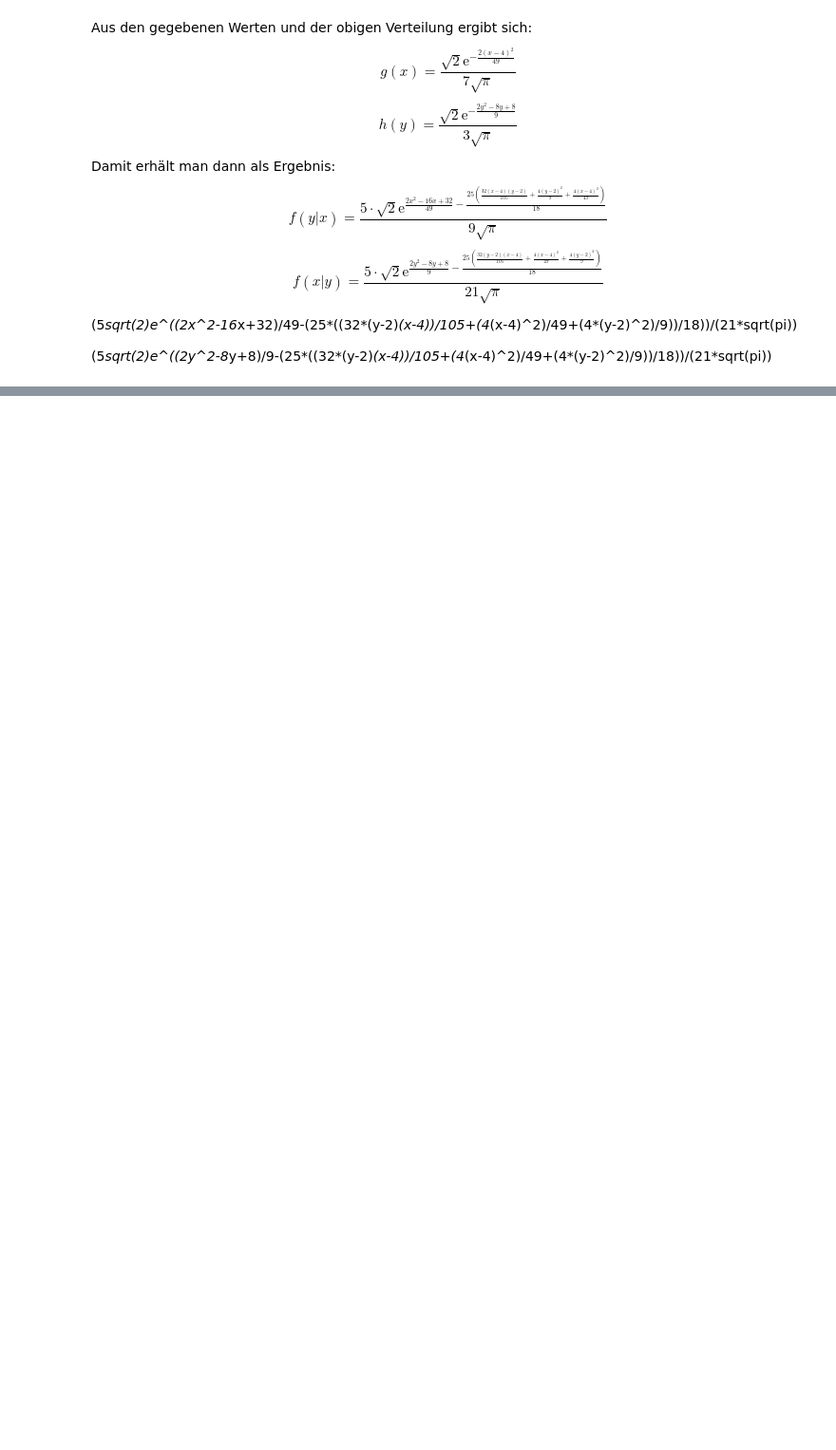
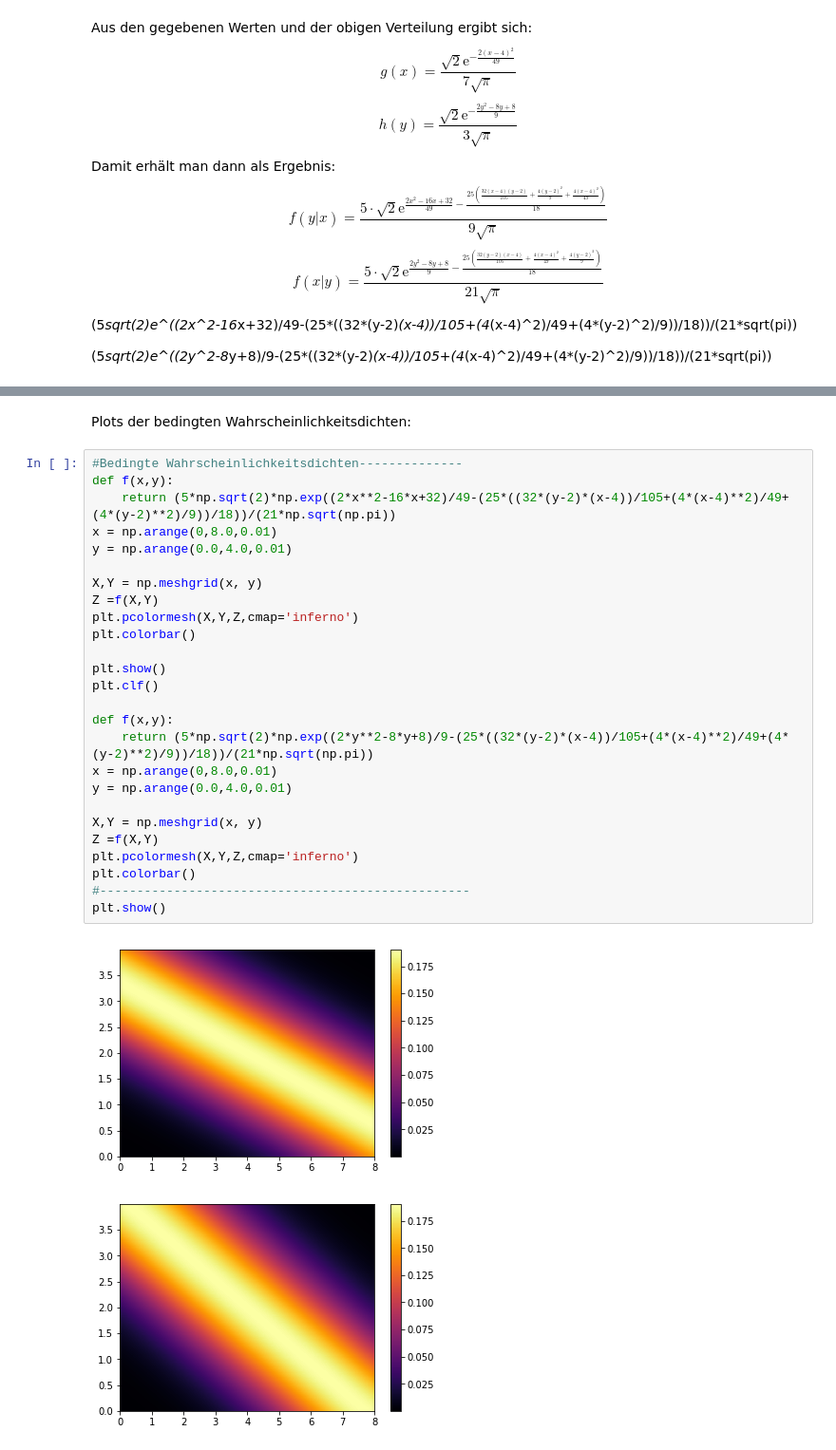
Before and after one commit to JaLuka98/SMD18-19, a Jupyter notebook: Übungsblätter/Blatt2/aufgabe3.ipynb, the cells around one changed output, grey strips where cells are left out. Shown at 95% size. Saved outputs shown, nothing was run; the diff lists cells and outputs as text; blank space fills up the shorter version.

```diff
--- a/Übungsblätter/Blatt2/aufgabe3.ipynb
+++ b/Übungsblätter/Blatt2/aufgabe3.ipynb
@@ -138,0 +138,31 @@ plt.show()
+# %% [markdown]
+Plots der bedingten Wahrscheinlichkeitsdichten:
+# %%
+#Bedingte Wahrscheinlichkeitsdichten--------------
+def f(x,y):
+    return (5*np.sqrt(2)*np.exp((2*x**2-16*x+32)/49-(25*((32*(y-2)*(x-4))/105+(4*(x-4)**2)/49+(4*(y-2)**2)/9))/18))/(21*np.sqrt(np.pi))
+x = np.arange(0,8.0,0.01)
+y = np.arange(0.0,4.0,0.01)
+
+X,Y = np.meshgrid(x, y)
+Z =f(X,Y)
+plt.pcolormesh(X,Y,Z,cmap='inferno')
+plt.colorbar()
+
+plt.show()
+plt.clf()
+
+def f(x,y):
+    return (5*np.sqrt(2)*np.exp((2*y**2-8*y+8)/9-(25*((32*(y-2)*(x-4))/105+(4*(x-4)**2)/49+(4*(y-2)**2)/9))/18))/(21*np.sqrt(np.pi))
+x = np.arange(0,8.0,0.01)
+y = np.arange(0.0,4.0,0.01)
+
+X,Y = np.meshgrid(x, y)
+Z =f(X,Y)
+plt.pcolormesh(X,Y,Z,cmap='inferno')
+plt.colorbar()
+#--------------------------------------------------
+plt.show()
+# %% [output]
+[figure, added]
+[figure, added]
```
Also changed, not shown: parts of 1 cell of this notebook.
